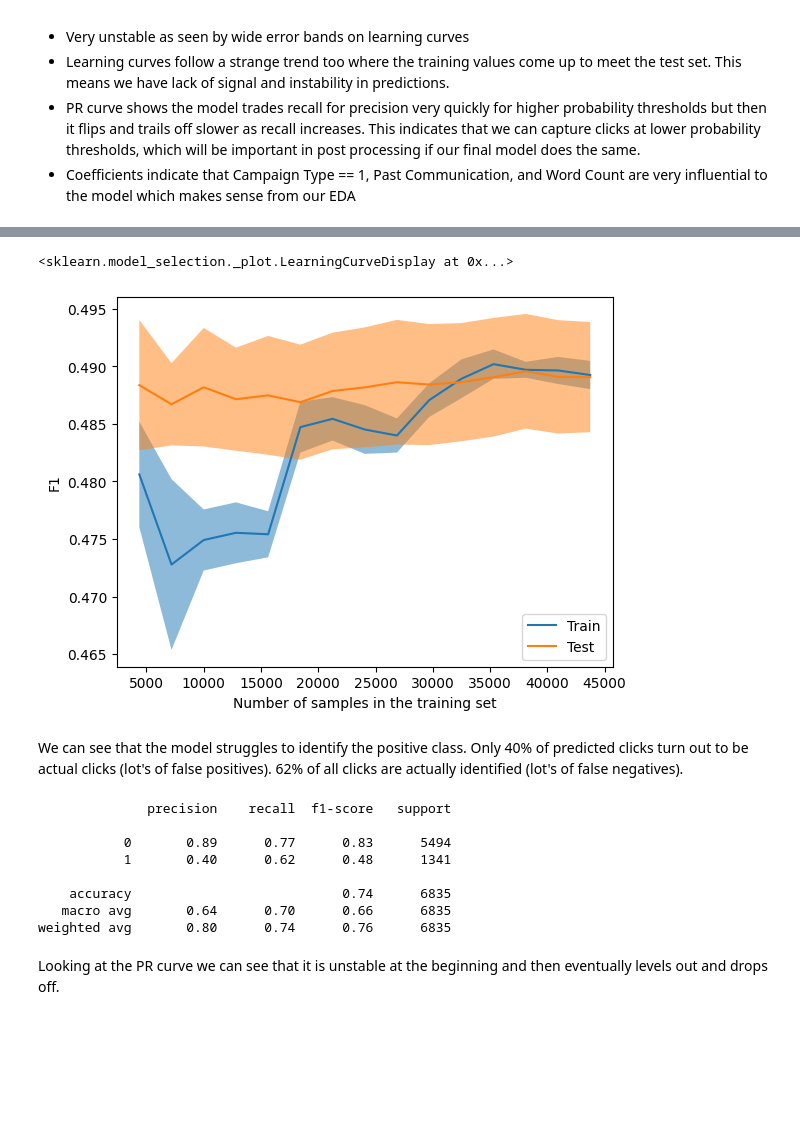
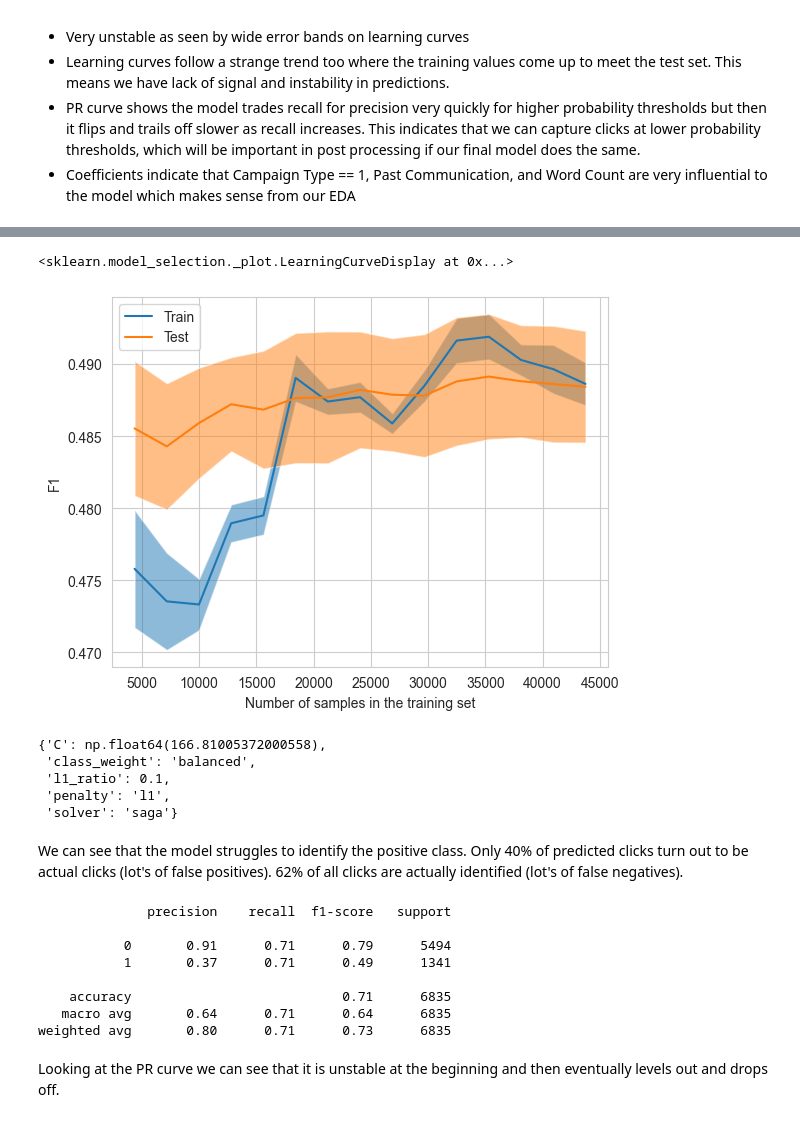
Before and after one commit to bgilliland/credible_takehome, a Jupyter notebook: email_click_model.ipynb, the cells around one changed output, grey strips where cells are left out. Cells and saved outputs as stored; diff of their text form; code cells hidden in the pictures; blank space fills up the shorter version.

```diff
--- a/email_click_model.ipynb
+++ b/email_click_model.ipynb
@@ -190,5 +278,5 @@ vif_df
 # %%
-X_train_lin = X_train_lin.drop(columns=vif_df[vif_df["VIF"] > 3.5]['Feature'])
+X_train_lin = X_train_lin.drop(columns=vif_df[vif_df["VIF"] >= 3.5]['Feature'])
 # X_train_lite_fe_vif = X_train_lin.copy()
 # %% [markdown]
 ### Mutual Information - Linear
@@ -253,8 +354,7 @@ We see which fields we knew were anecdotally closely related to the click result
 
 We will keep any non-zero feature
 # %%
-features = mi_scores_df_cont[(mi_scores_df_cont["MI Score"] >= .01)]["Feature"].to_list()
-features.extend(mi_scores_df[(mi_scores_df["MI Score"] >= .01)]["Feature"].to_list())
-
-X_train_lin = X_train_lin[features].copy()
-X_train_lin.head()
+# features = mi_scores_df_cont[(mi_scores_df_cont["MI Score"] >= .01)]["Feature"].to_list()
+# features.extend(mi_scores_df[(mi_scores_df["MI Score"] >= .01)]["Feature"].to_list())
+features = pd.concat([mi_scores_df_cont,mi_scores_df]).sort_values("MI Score",ascending=False).head(12)
+features
@@ -260,0 +375,2 @@ X_train_lin.head()
+# %%
+X_train_lin = X_train_lin[features["Feature"]].copy()
@@ -306,3 +446,28 @@ from sklearn.metrics import classification_report
 from sklearn.metrics import PrecisionRecallDisplay
 
 k_fold = StratifiedKFold(n_splits=5,shuffle=True,random_state=seed)
+# %%
+param_grid = {
+    'C': np.logspace(-4, 4, 10),  # Regularization strength from 1e-4 to 1e4
+    'penalty': ['l1', 'l2', 'elasticnet'],  # Different types of penalties
+    'solver': ['liblinear', 'saga'],  # 'liblinear' for l1/l2, 'saga' for all penalties
+    'class_weight': ['balanced'],  # Handle class imbalance
+    'l1_ratio': [0.1, 0.5, 0.9]  # Only relevant for 'elasticnet'
+}
+
+# log_reg = lo(cv = k_fold, random_state=seed, scoring='f1', class_weight='balanced', n_jobs=-1,
+#                                Cs=np.logspace(-4, 4, 10),
+#                                penalty=['l1','l2'],
+#                                solver=['liblinear','saga'],
+#                                max_iter=5000)
+log_reg = LogisticRegression(max_iter=5000,n_jobs=-1, random_state=seed)
+
+lr_grid = GridSearchCV(
+    estimator=log_reg,
+    param_grid=param_grid,
+    scoring='f1',
+    cv=k_fold,  # 5-fold cross-validation
+    n_jobs=-1,
+    verbose=1
+)
+lr_grid.fit(X_train_lin,y_train)
@@ -309,8 +505,7 @@ k_fold = StratifiedKFold(n_splits=5,shuffle=True,random_state=seed)
 # %%
-log_reg = LogisticRegressionCV(cv = k_fold, random_state=seed, scoring='recall', class_weight='balanced', n_jobs=-1, Cs=[.01,1,10,100,1000])
 # log_reg.fit(transformed_array,y_train)
 LearningCurveDisplay.from_estimator(
-   log_reg, X_train_lin, y_train, train_sizes=np.linspace(.1,1,15), cv=k_fold, scoring='f1',n_jobs=-1)
+   lr_grid.best_estimator_, X_train_lin, y_train, train_sizes=np.linspace(.1,1,15), cv=k_fold, scoring='f1',n_jobs=-1)
 # %% [output]
 <sklearn.model_selection._plot.LearningCurveDisplay at 0x...>
-[figure, old version]
+[figure, new version]
@@ -319,16 +512,24 @@ log_reg.fit(X_train_lin,y_train)
+# %%
+lr_grid.best_params_
+# %% [output]
+{'C': np.float64(166.81005372000558),
+ 'class_weight': 'balanced',
+ 'l1_ratio': 0.1,
+ 'penalty': 'l1',
+ 'solver': 'saga'}
 # %% [markdown]
 We can see that the model struggles to identify the positive class. Only 40% of predicted clicks turn out to be actual clicks (lot's of false positives). 62% of all clicks are actually identified (lot's of false negatives).
 # %%
-print(classification_report(y_val,log_reg.predict(X_val_lin)))
+print(classification_report(y_val,lr_grid.best_estimator_.predict(X_val_lin)))
 # %% [output]
               precision    recall  f1-score   support
 
-           0       0.89      0.77      0.83      5494
-           1       0.40      0.62      0.48      1341
+           0       0.91      0.71      0.79      5494
+           1       0.37      0.71      0.49      1341
 
-    accuracy                           0.74      6835
-   macro avg       0.64      0.70      0.66      6835
-weighted avg       0.80      0.74      0.76      6835
+    accuracy                           0.71      6835
+   macro avg       0.64      0.71      0.64      6835
+weighted avg       0.80      0.71      0.73      6835
 # %% [markdown]
 Looking at the PR curve we can see that it is unstable at the beginning and then eventually levels out and drops off.
 # %%
```
Also changed, not shown: parts of 49 cells of this notebook, 4 other files.
